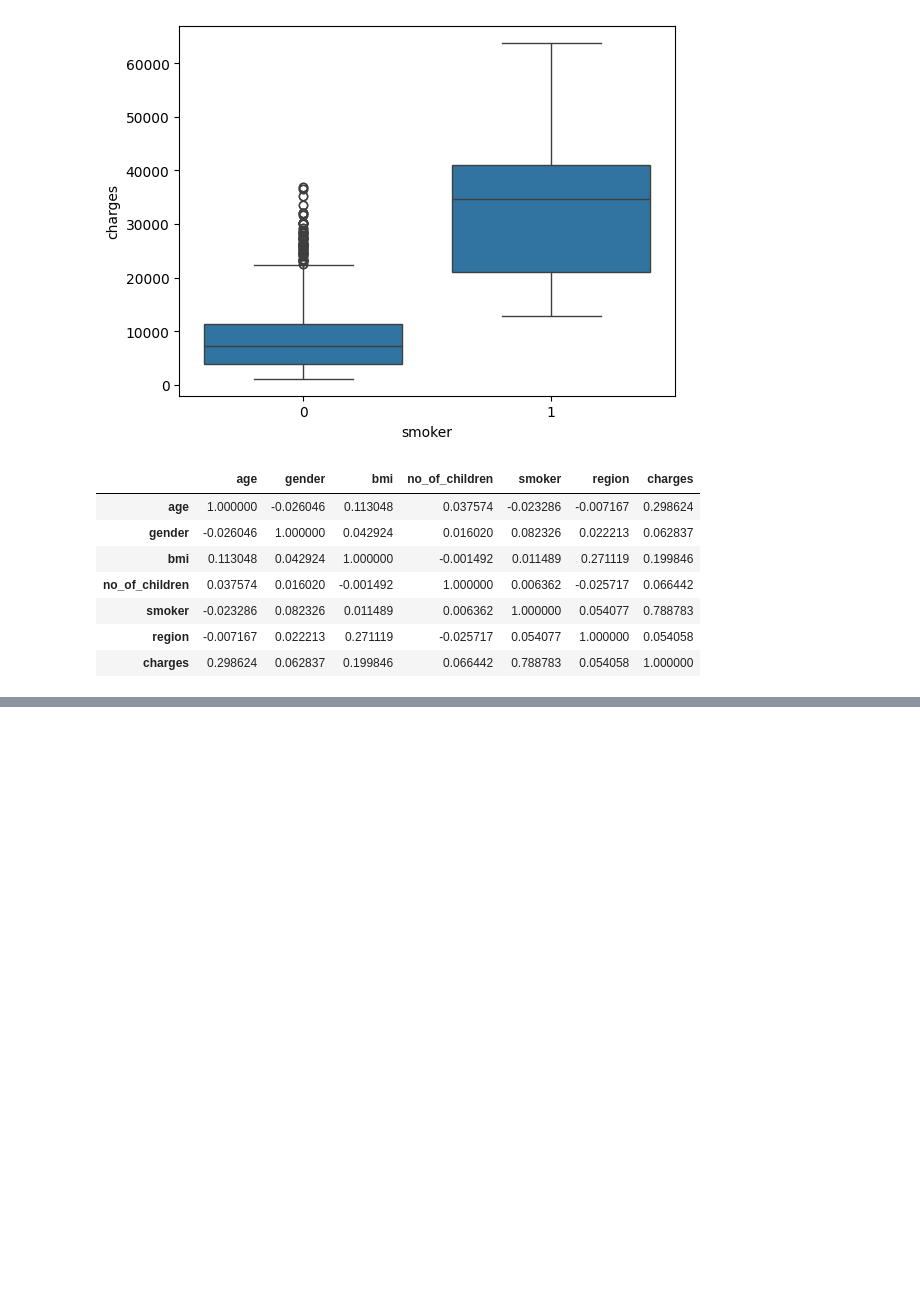
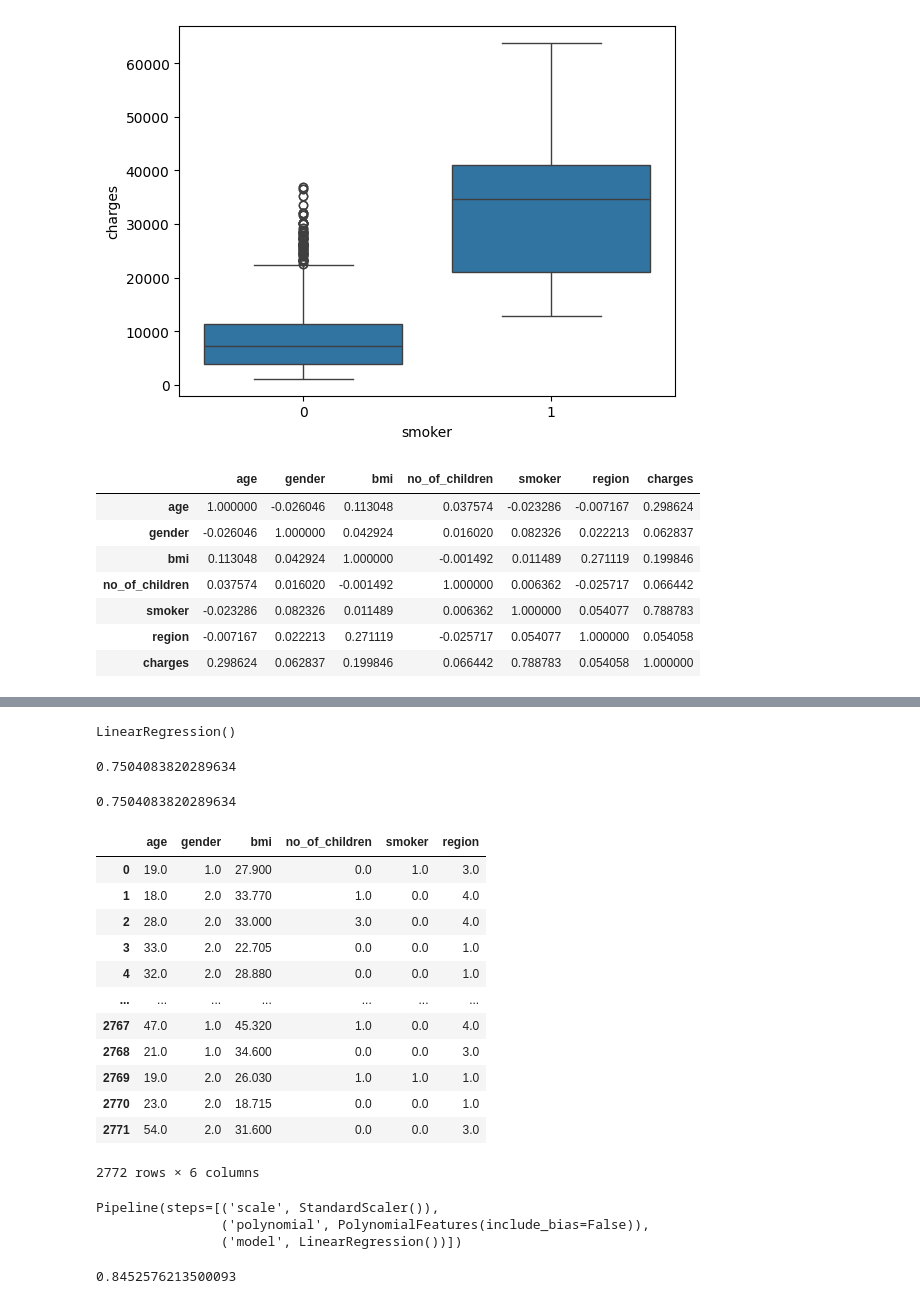
Before and after one commit to eek-dataguy/Insurance-Cost-Analysis, a Jupyter notebook: main.ipynb, the cells around one changed output, grey strips where cells are left out. Drawn from its saved outputs; the diff is of its cells as text; code cells hidden in the pictures; blank space fills up the shorter version.

Commit message:
model developement

```diff
--- a/main.ipynb
+++ b/main.ipynb
@@ -174,0 +200,4 @@ df.corr()
+# %%
+lm = LinearRegression()
+# %%
+lm.fit(X, Y)
@@ -174,0 +214,14 @@ df.corr()
+# %%
+Z = df.iloc[:, :-1]
+# %%
+lm.fit(Z, Y)
+# %% [output]
+LinearRegression()
+# %%
+lm.score(Z, Y)
+# %% [output]
+0.7504083820289634
+# %%
+r2_score(Y, lm.predict(Z))
+# %% [output]
+0.7504083820289634
@@ -174,0 +232,23 @@ df.corr()
+# %%
+Z = Z.astype('float')
+Z
+# %% [output]
+|  | age | gender | bmi | no_of_children | smoker | region |
+| 0 | 19.0 | 1.0 | 27.900 | 0.0 | 1.0 | 3.0 |
+| 1 | 18.0 | 2.0 | 33.770 | 1.0 | 0.0 | 4.0 |
+| 2 | 28.0 | 2.0 | 33.000 | 3.0 | 0.0 | 4.0 |
+| 3 | 33.0 | 2.0 | 22.705 | 0.0 | 0.0 | 1.0 |
+| 4 | 32.0 | 2.0 | 28.880 | 0.0 | 0.0 | 1.0 |
+| ... | ... | ... | ... | ... | ... | ... |
+| 2767 | 47.0 | 1.0 | 45.320 | 1.0 | 0.0 | 4.0 |
+| 2768 | 21.0 | 1.0 | 34.600 | 0.0 | 0.0 | 3.0 |
+| 2769 | 19.0 | 2.0 | 26.030 | 1.0 | 1.0 | 1.0 |
+| 2770 | 23.0 | 2.0 | 18.715 | 0.0 | 0.0 | 1.0 |
+| 2771 | 54.0 | 2.0 | 31.600 | 0.0 | 0.0 | 3.0 |
+2772 rows × 6 columns
+# %%
+pipe.fit(Z, Y)
+# %% [output]
+Pipeline(steps=[('scale', StandardScaler()),
+                ('polynomial', PolynomialFeatures(include_bias=False)),
+                ('model', LinearRegression())])
@@ -174,0 +257,4 @@ df.corr()
+# %%
+r2_score(Y, ypipe)
+# %% [output]
+0.8452576213500093
```
Also changed, not shown: parts of 9 cells of this notebook.
